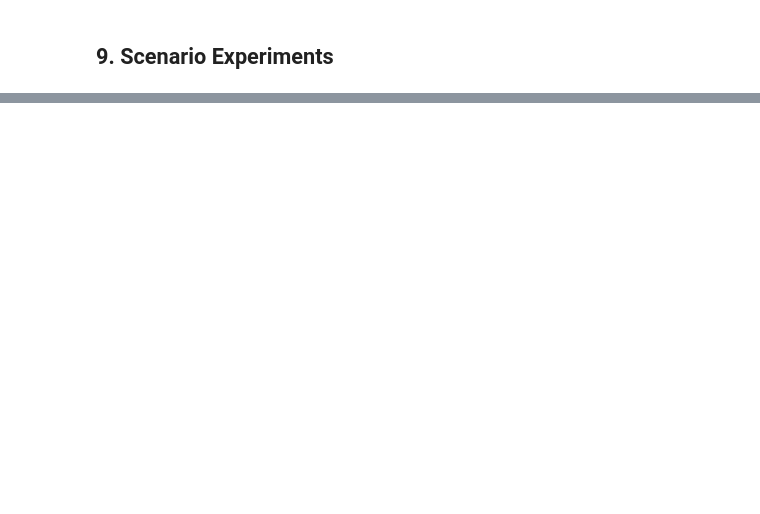
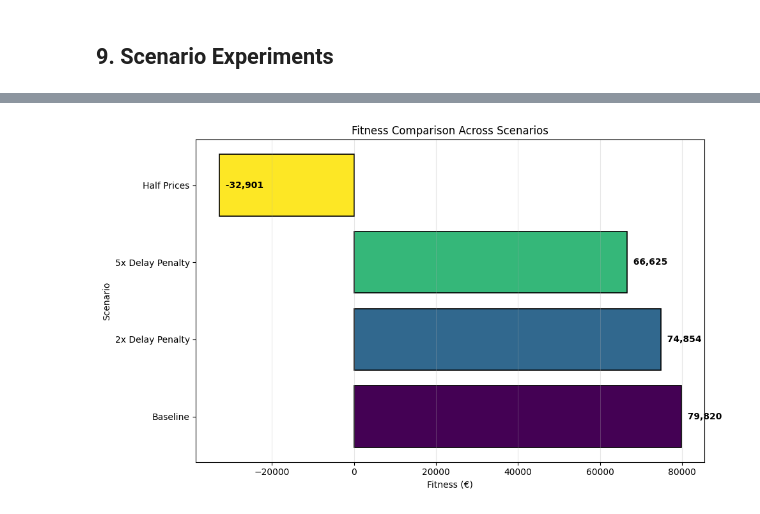
Before and after one commit to Terikyy/ai-evolutionary-algorithms, a Jupyter notebook: flight-schedule-optimization.ipynb, the cells around one changed output, grey strips where cells are left out. Drawn from its saved outputs; the diff is of its cells as text; code cells hidden in the pictures; blank space fills up the shorter version.

Commit message:
Add scenario analysis

```diff
--- a/flight-schedule-optimization.ipynb
+++ b/flight-schedule-optimization.ipynb
@@ -1254,0 +1382,39 @@ Gain: €103,643.33 (+343.76%)
+# %%
+# Update DELAY_PENALTY variable to 50
+DELAY_PENALTY = 50
+
+# Step 2: Print scenario header
+print("="*80)
+print("SCENARIO 2: QUINTUPLE DELAY PENALTY (5x)")
+print("="*80)
+print(f"Configuration:")
+print(f"  - Delay Penalty: €{DELAY_PENALTY}/min (5x baseline)")
+print(f"  - Ticket Prices: Original")
+print(f"  - Population: 100")
+print(f"  - Generations: 500")
+print()
+
+# Run EA with identical parameters
+best_solution_5x, final_population_5x, logbook_5x = run_ea(
+    pop_size=100,
+    num_generations=500,
+    crossover_prob=0.7,
+    mutation_prob=0.2
+)
+
+# Store results
+scenario_5x_penalty = {
+    'best_solution': best_solution_5x,
+    'best_fitness': best_solution_5x.fitness.values[0],
+    'genome': list(best_solution_5x),
+    'logbook': logbook_5x,
+    'population': final_population_5x
+}
+
+# Print best fitness
+print("\n" + "="*80)
+print("SCENARIO 2 RESULTS")
+print("="*80)
+print(f"Best Fitness: €{scenario_5x_penalty['best_fitness']:,.2f}")
+print(f"Best Genome: {baseline_results['genome']}")
+print("="*80)
@@ -1254,0 +1704,5 @@ Gain: €103,643.33 (+343.76%)
+# %%
+# Create comparison bar chart
+plot_scenario_comparison(all_scenarios, metric='fitness')
+# %% [output]
+[figure, added]
```
Also changed, not shown: parts of 30 cells of this notebook.
